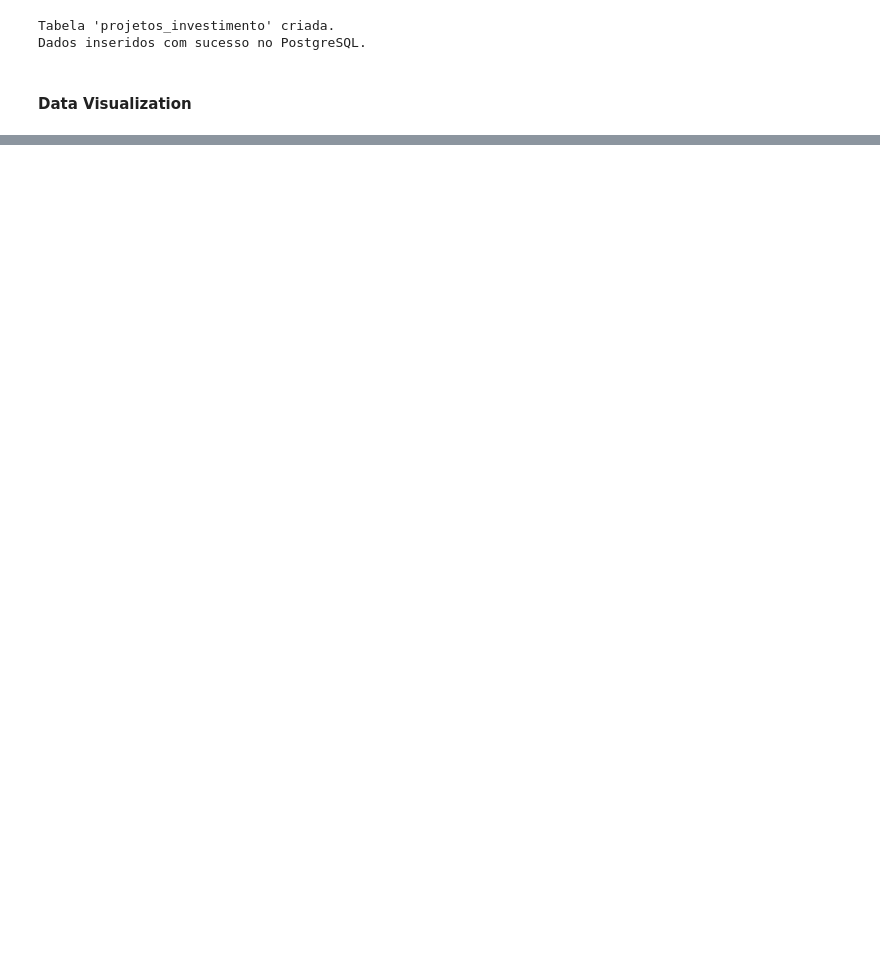
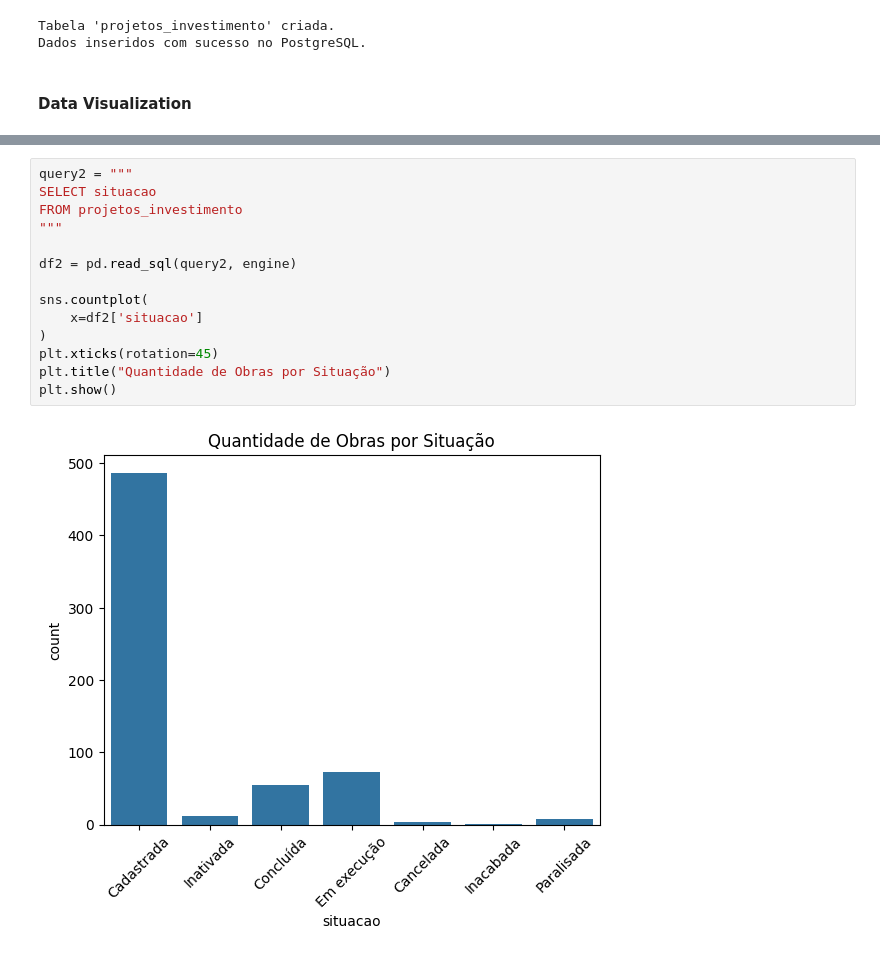
Before and after one commit to bottinolucas/lablivre-bolsista, a Jupyter notebook: etl.ipynb, the cells around one changed output, grey strips where cells are left out. Drawn from its saved outputs; the diff is of its cells as text; blank space fills up the shorter version.

```diff
--- a/etl.ipynb
+++ b/etl.ipynb
@@ -465,0 +372,16 @@ sns.barplot(
+# %%
+query2 = """
+SELECT situacao
+FROM projetos_investimento
+"""
+
+df2 = pd.read_sql(query2, engine)
+
+sns.countplot(
+    x=df2['situacao']
+)
+plt.xticks(rotation=45)
+plt.title("Quantidade de Obras por Situação")
+plt.show()
+# %% [output]
+[figure, added]
```
Also changed, not shown: parts of 25 cells of this notebook, 1 other file.
